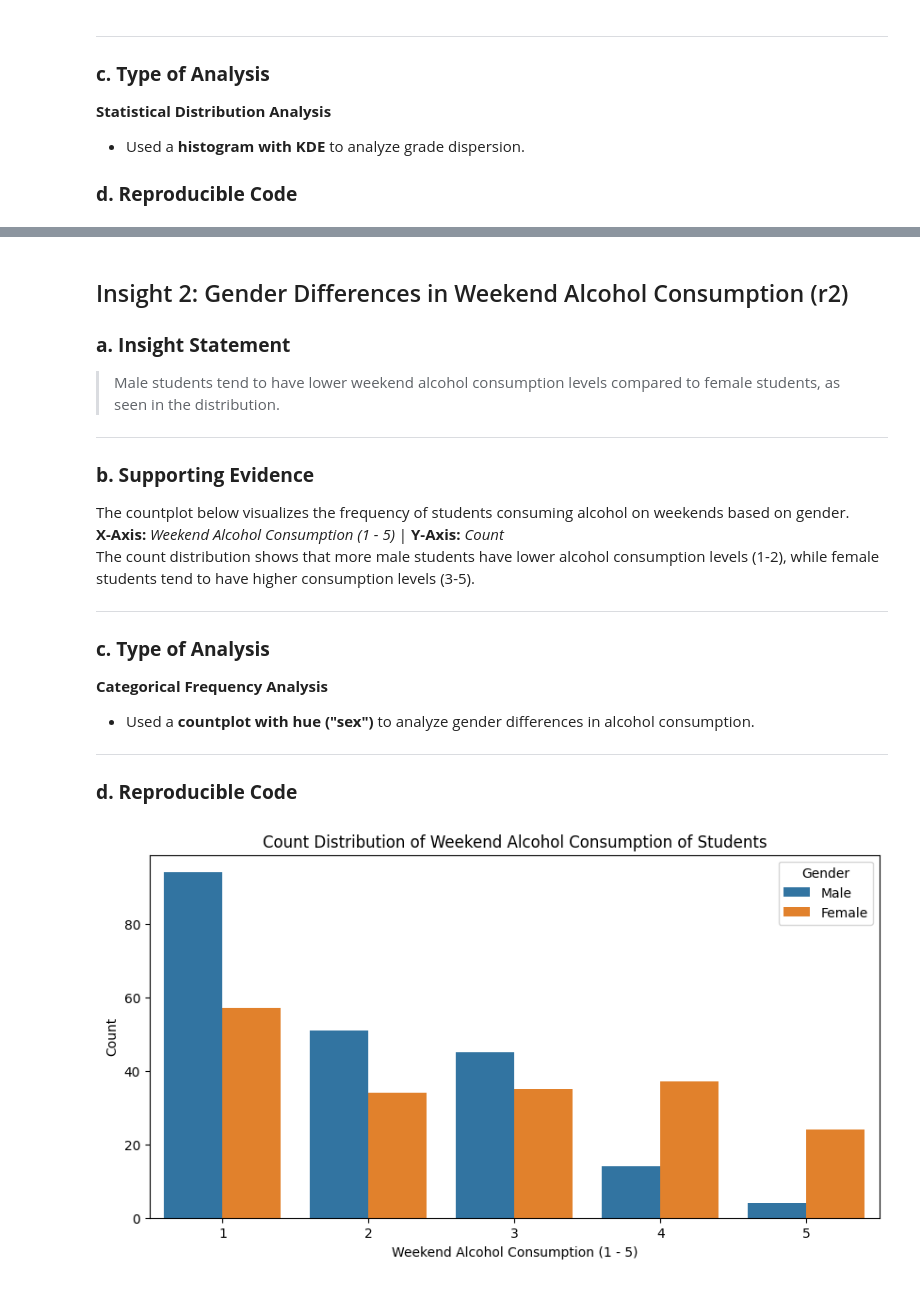
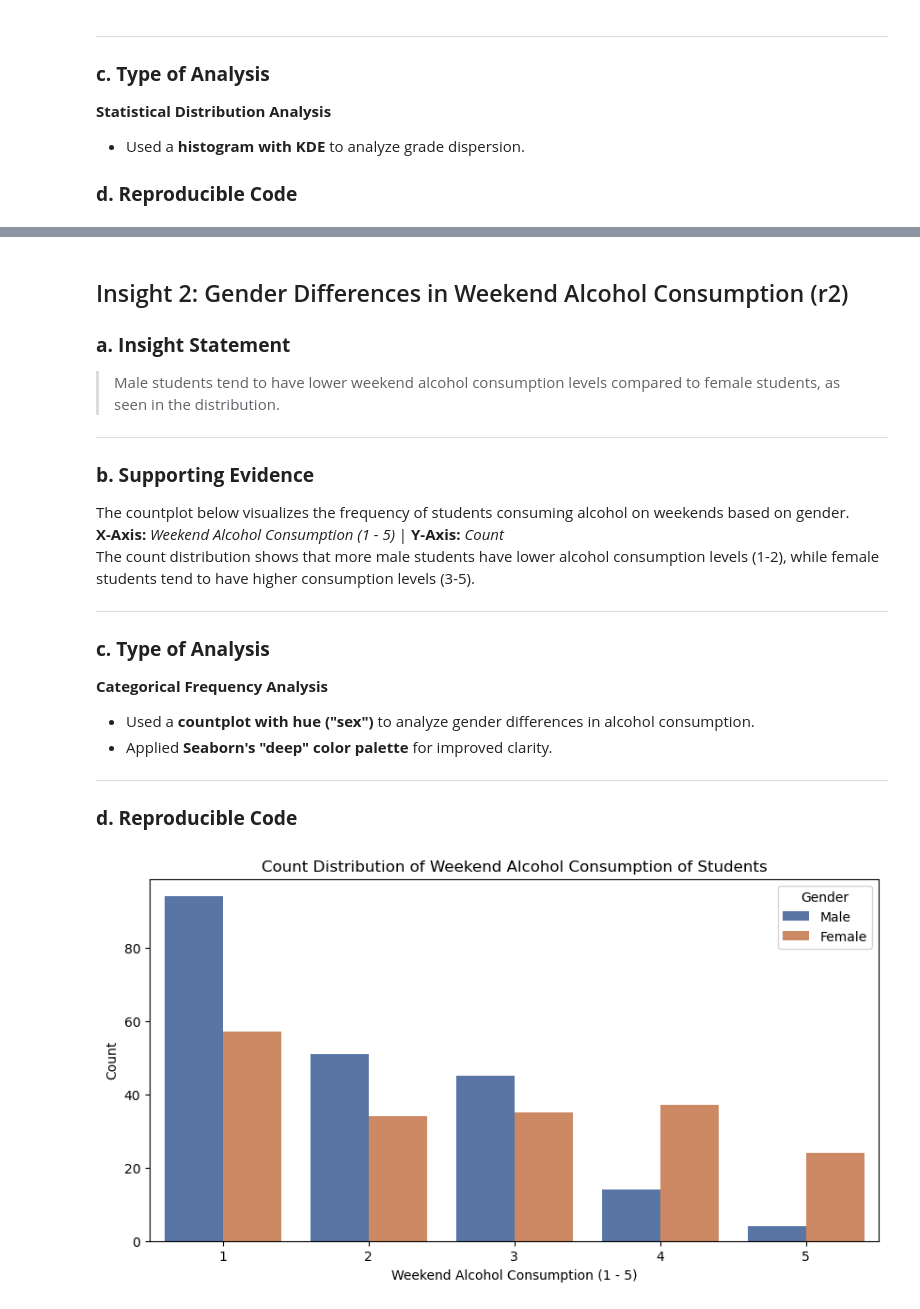
Before and after one commit to royruik/CSI4142_Assignments, a Jupyter notebook: A1_Jupyter_Analysis.ipynb, the cells around one changed output, grey strips where cells are left out. Drawn from its saved outputs; the diff is of its cells as text; code cells hidden in the pictures.

```diff
--- a/A1_Jupyter_Analysis.ipynb
+++ b/A1_Jupyter_Analysis.ipynb
@@ -145,6 +252,7 @@ The count distribution shows that more male students have lower alcohol consumpt
 ### **c. Type of Analysis**
 **Categorical Frequency Analysis**
 - Used a **countplot with hue ("sex")** to analyze gender differences in alcohol consumption.
+- Applied **Seaborn's "deep" color palette** for improved clarity.
 
 ---
 
@@ -152,20 +260,20 @@ The count distribution shows that more male students have lower alcohol consumpt
 # %%
 # Create figure
 plt.figure(figsize=(10,5))
 
 
 # Corrected Countplot with hue
-sns.countplot(x="Walc", data=student_mat, hue="sex")
+sns.countplot(x="Walc", data=student_mat, hue="sex", palette="deep")
 
 # Labels and Title
 plt.xlabel("Weekend Alcohol Consumption (1 - 5)")
 plt.ylabel("Count")
 plt.title("Count Distribution of Weekend Alcohol Consumption of Students")
 
 # Add legend manually
 plt.legend(title="Gender", labels=["Male", "Female"])
 
 # Show plot
 plt.show()
 # %% [output]
-[figure, old version]
+[figure, new version]
```
Also changed, not shown: parts of 13 cells of this notebook, 1 other file.
